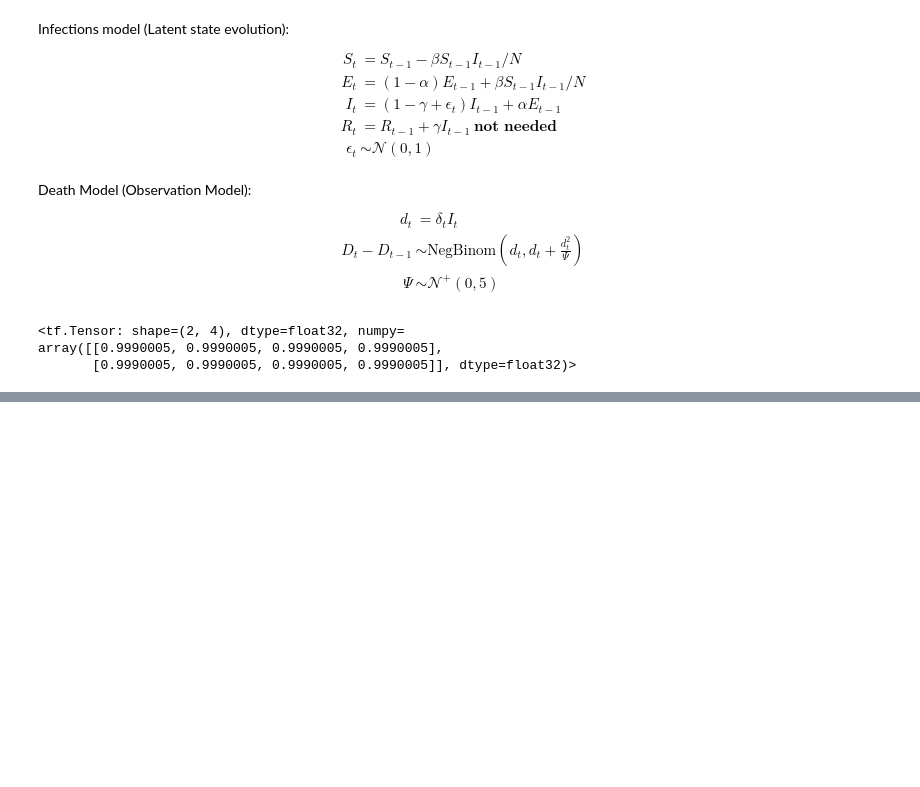
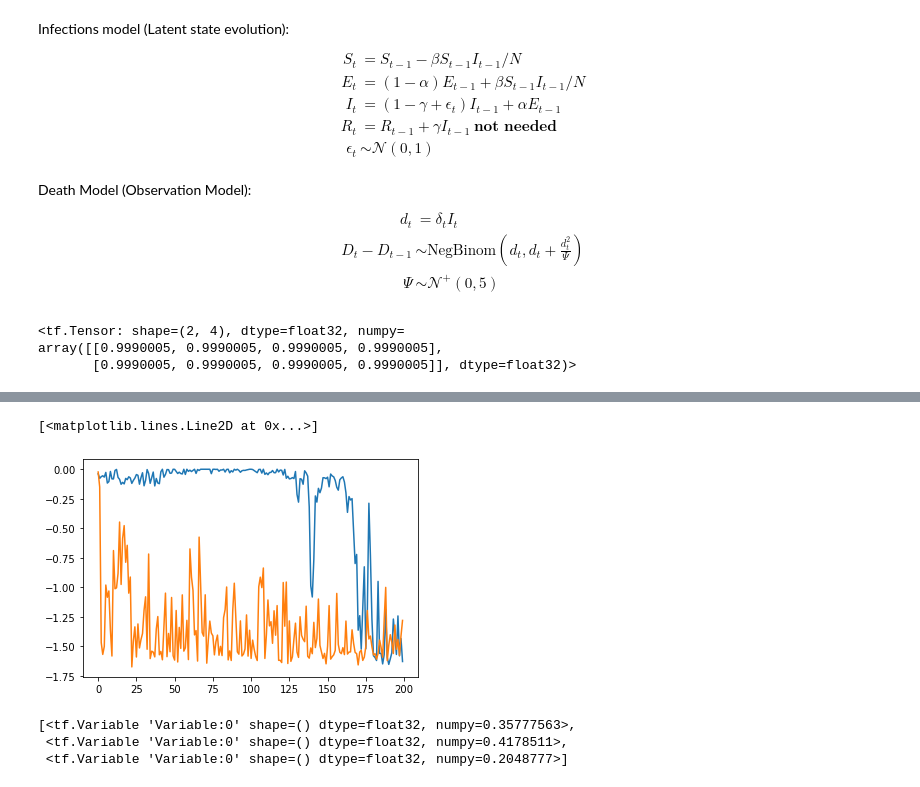
Before and after one commit to JTT94/filterflow, a Jupyter notebook: notebooks/examples/SEIR.ipynb, the cells around one changed output, grey strips where cells are left out. Drawn from its saved outputs; the diff is of its cells as text; code cells hidden in the pictures; blank space fills up the shorter version.

```diff
--- a/notebooks/examples/SEIR.ipynb
+++ b/notebooks/examples/SEIR.ipynb
@@ -222,7 +219,7 @@ systematic = SystematicResampler()
 multinomial = MultinomialResampler()
 
 
-epsilon = tf.constant(0.1)
+epsilon = tf.constant(0.5)
 scaling = tf.constant(0.75)
 
 regularized = RegularisedTransform(epsilon, scaling=scaling, max_iter=1000, convergence_threshold=1e-4)
@@ -231,4 +228,14 @@ regularized_filter = SMC(observation_model, transition_model, proposal_model, re
 particle_filter = SMC(observation_model, transition_model, proposal_model, resampling_criterion, multinomial)
 # %%
 res = particle_filter(initial_state, obs_data, T, return_final=False).particles
+# %%
+# Create an optimizer.
+
+
+LR = tf.keras.optimizers.schedules.PiecewiseConstantDecay(
+    [50, 150], [0.025, 0.01, 0.005]
+)
+
+
+optimizer = tf.optimizers.Adam(learning_rate=LR, epsilon=1e-8)
 # %%
@@ -347,2 +350,2 @@ Step 61 / 200 : ms per step=  1831.0880817350794 : total time (s)=  111.69637298
 # %%
-plt.plot(reg_loss_tensor_array.numpy())
+reg_loss = reg_loss_tensor_array.numpy()
@@ -353,2 +364,2 @@ loss_tensor_array, grad_tensor_array, time_tensor_array = train_niter(particle_f
 # %%
-plt.plot(loss_tensor_array.numpy())
+multi_loss = loss_tensor_array.numpy()
@@ -356,0 +366,12 @@ reg_loss_tensor_array, reg_grad_tensor_array, reg_time_tensor_array = train_nite
+# %%
+plt.plot(multi_loss)
+plt.plot(reg_loss)
+# %% [output]
+[<matplotlib.lines.Line2D at 0x...>]
+[figure, added]
+# %%
+trainable_variables
+# %% [output]
+[<tf.Variable 'Variable:0' shape=() dtype=float32, numpy=0.35777563>,
+ <tf.Variable 'Variable:0' shape=() dtype=float32, numpy=0.4178511>,
+ <tf.Variable 'Variable:0' shape=() dtype=float32, numpy=0.2048777>]
```
Also changed, not shown: parts of 14 cells of this notebook, 1 other file.
